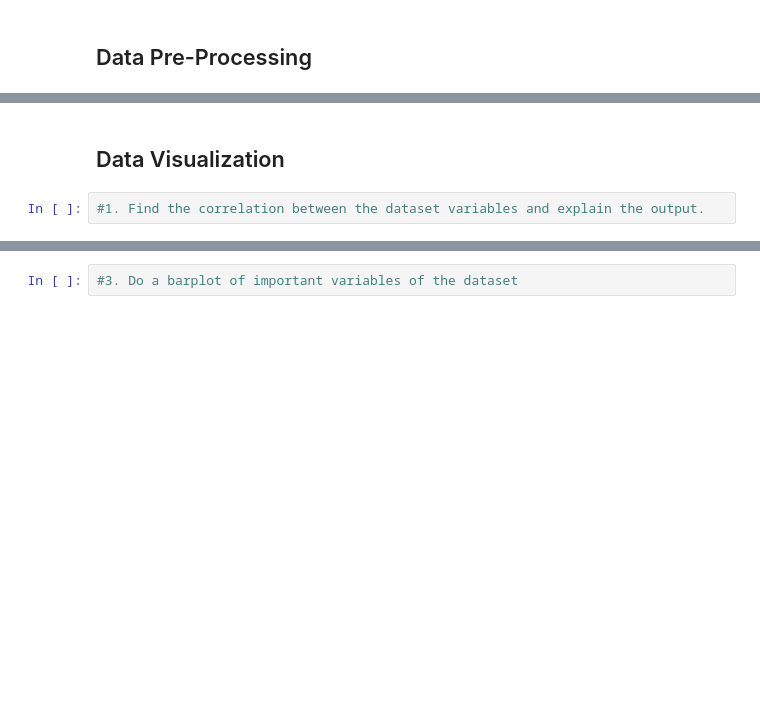
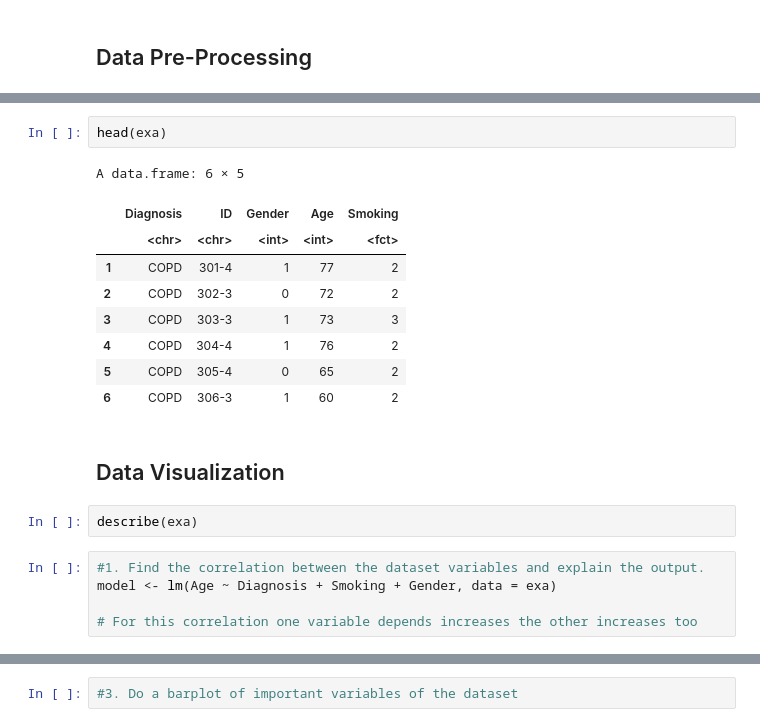
Before and after one commit to skeeperloyaltie/r_analysis, a Jupyter notebook: LAB_HW_ID.ipynb, the cells around one changed output, grey strips where cells are left out. Drawn from its saved outputs; the diff is of its cells as text; blank space fills up the shorter version.

```diff
--- a/LAB_HW_ID.ipynb
+++ b/LAB_HW_ID.ipynb
@@ -145,4 +285,21 @@ A data.frame: 6 × 13
+# %%
+head(exa)
+# %% [output]
+A data.frame: 6 × 5
+|  | Diagnosis | ID | Gender | Age | Smoking |
+|  | <chr> | <chr> | <int> | <int> | <fct> |
+| 1 | COPD | 301-4 | 1 | 77 | 2 |
+| 2 | COPD | 302-3 | 0 | 72 | 2 |
+| 3 | COPD | 303-3 | 1 | 73 | 3 |
+| 4 | COPD | 304-4 | 1 | 76 | 2 |
+| 5 | COPD | 305-4 | 0 | 65 | 2 |
+| 6 | COPD | 306-3 | 1 | 60 | 2 |
 # %% [markdown]
 ## Data Visualization
+# %%
+describe(exa)
 # %%
 #1.	Find the correlation between the dataset variables and explain the output.
+model <- lm(Age ~ Diagnosis + Smoking + Gender, data = exa)
+
+# For this correlation one variable depends increases the other increases too
```
Also changed, not shown: parts of 20 cells of this notebook.
